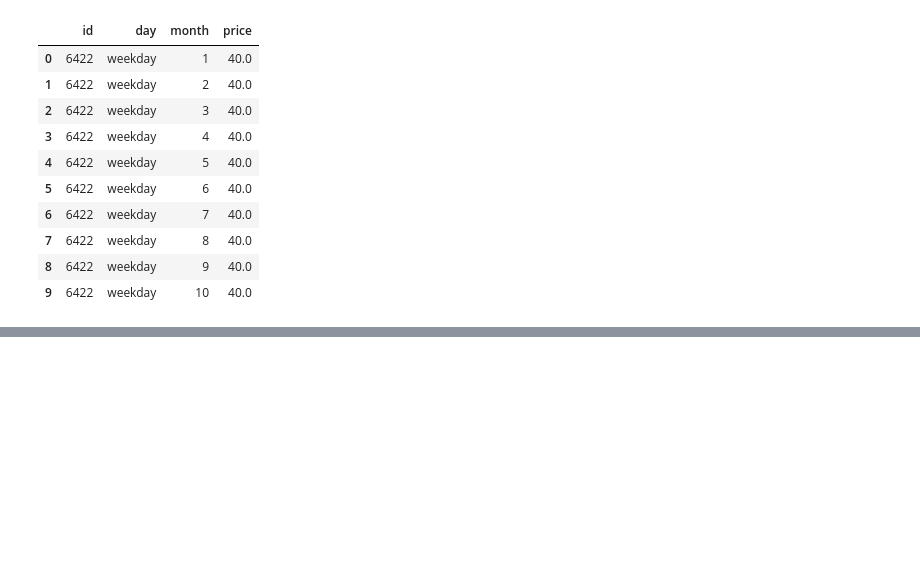
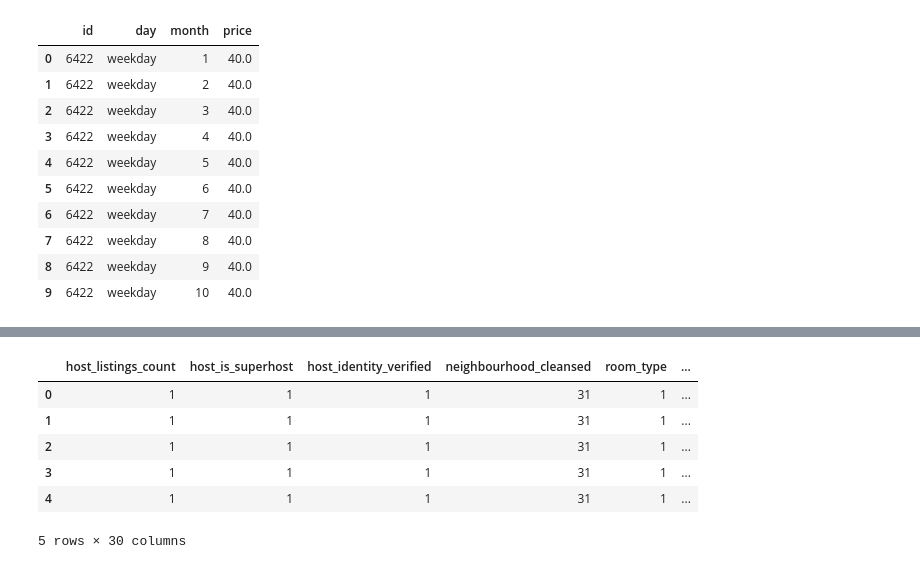
Before and after one commit to whitneylosinski/Eat.Sleep.Data, a Jupyter notebook: mlr_model.ipynb, the cells around one changed output, grey strips where cells are left out. Cells and saved outputs as stored; diff of their text form; code cells hidden in the pictures; blank space fills up the shorter version.

```diff
--- a/mlr_model.ipynb
+++ b/mlr_model.ipynb
@@ -75,0 +84,20 @@ merged.head()
+# %%
+from sklearn.preprocessing import LabelEncoder
+le = LabelEncoder()
+# %%
+merged2 = merged.copy()
+# %%
+objects = merged2.dtypes[merged2.dtypes == 'object'].index.tolist()
+# %%
+for obj in objects:
+    merged2[obj] = le.fit_transform(merged2[obj])
+# %%
+merged2.head()
+# %% [output]
+|  | host_listings_count | host_is_superhost | host_identity_verified | neighbourhood_cleansed | room_type | ... |
+| 0 | 1 | 1 | 1 | 31 | 1 | ... |
+| 1 | 1 | 1 | 1 | 31 | 1 | ... |
+| 2 | 1 | 1 | 1 | 31 | 1 | ... |
+| 3 | 1 | 1 | 1 | 31 | 1 | ... |
+| 4 | 1 | 1 | 1 | 31 | 1 | ... |
+5 rows × 30 columns
```
Also changed, not shown: parts of 15 cells of this notebook.
